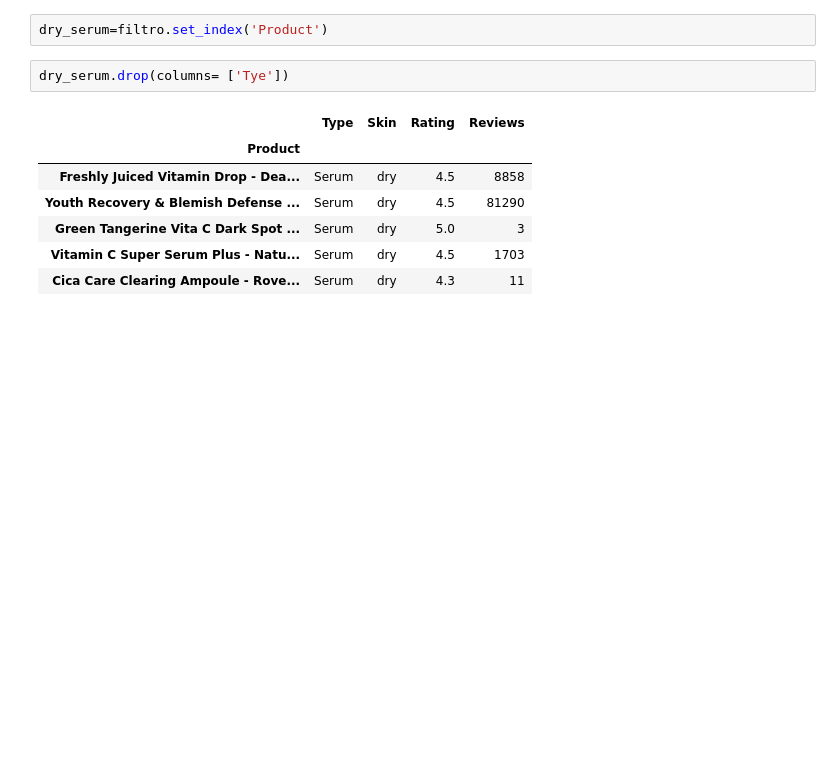
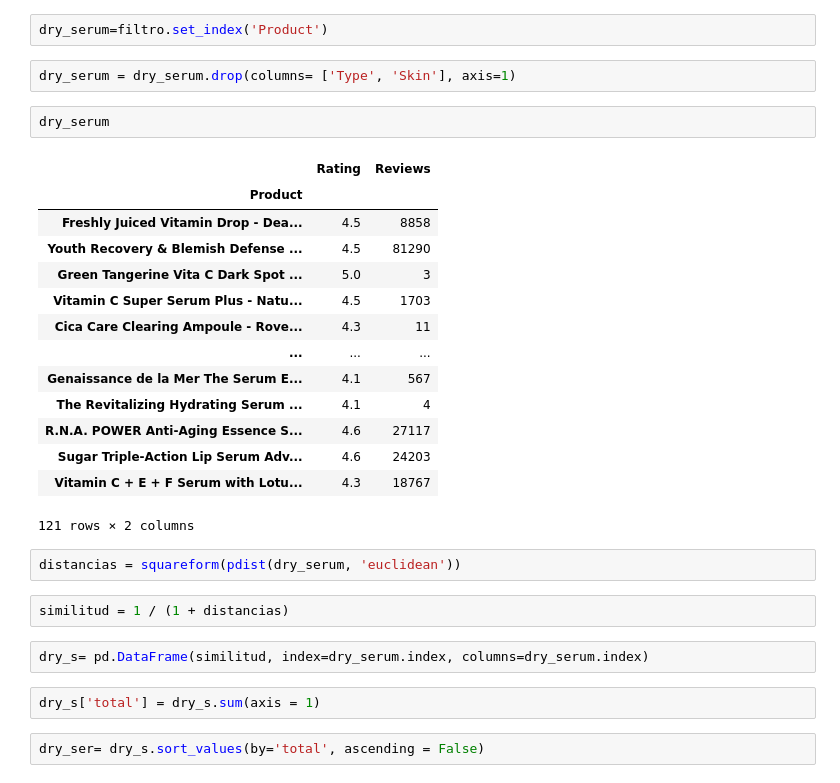
Before and after one commit to cristina-apostol/Skinbot-ML, a Jupyter notebook: Modelo recomendación.ipynb, the cells around one changed output. Drawn from its saved outputs; the diff is of its cells as text; blank space fills up the shorter version.

```diff
--- a/Modelo recomendación.ipynb
+++ b/Modelo recomendación.ipynb
@@ -38,12 +40,31 @@ filtro= skin.loc[(skin.Skin == 'dry') & (skin.Type == 'Serum')]
 # %%
 dry_serum=filtro.set_index('Product')
 # %%
-dry_serum.drop(columns= ['Tye'])
+dry_serum = dry_serum.drop(columns= ['Type', 'Skin'], axis=1)
-# %% [output]
-|  | Type | Skin | Rating | Reviews |
-| Product |  |  |  |  |
-| Freshly Juiced Vitamin Drop - Dea... | Serum | dry | 4.5 | 8858 |
-| Youth Recovery & Blemish Defense ... | Serum | dry | 4.5 | 81290 |
-| Green Tangerine Vita C Dark Spot ... | Serum | dry | 5.0 | 3 |
-| Vitamin C Super Serum Plus - Natu... | Serum | dry | 4.5 | 1703 |
-| Cica Care Clearing Ampoule - Rove... | Serum | dry | 4.3 | 11 |
+# %%
+dry_serum
+# %% [output]
+|  | Rating | Reviews |
+| Product |  |  |
+| Freshly Juiced Vitamin Drop - Dea... | 4.5 | 8858 |
+| Youth Recovery & Blemish Defense ... | 4.5 | 81290 |
+| Green Tangerine Vita C Dark Spot ... | 5.0 | 3 |
+| Vitamin C Super Serum Plus - Natu... | 4.5 | 1703 |
+| Cica Care Clearing Ampoule - Rove... | 4.3 | 11 |
+| ... | ... | ... |
+| Genaissance de la Mer The Serum E... | 4.1 | 567 |
+| The Revitalizing Hydrating Serum ... | 4.1 | 4 |
+| R.N.A. POWER Anti-Aging Essence S... | 4.6 | 27117 |
+| Sugar Triple-Action Lip Serum Adv... | 4.6 | 24203 |
+| Vitamin C + E + F Serum with Lotu... | 4.3 | 18767 |
+121 rows × 2 columns
+# %%
+distancias = squareform(pdist(dry_serum, 'euclidean'))
+# %%
+similitud = 1 / (1 + distancias)
+# %%
+dry_s= pd.DataFrame(similitud, index=dry_serum.index, columns=dry_serum.index)
+# %%
+dry_s['total'] = dry_s.sum(axis = 1)
+# %%
+dry_ser= dry_s.sort_values(by='total', ascending = False)
```
Also changed, not shown: parts of 6 cells of this notebook.
